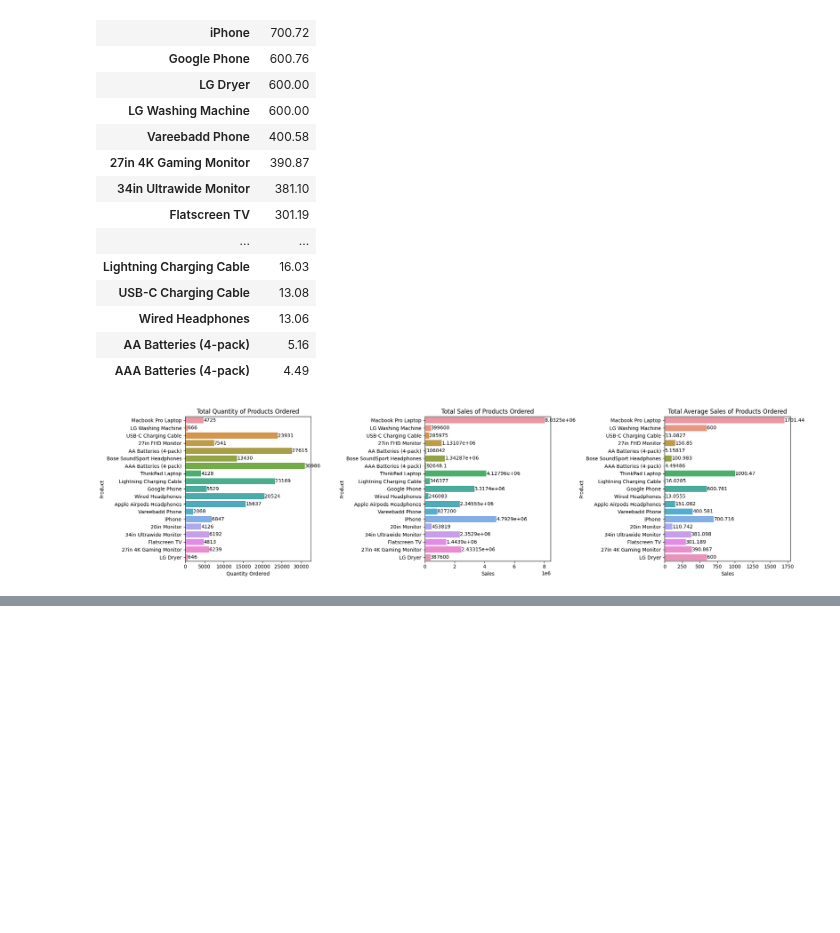
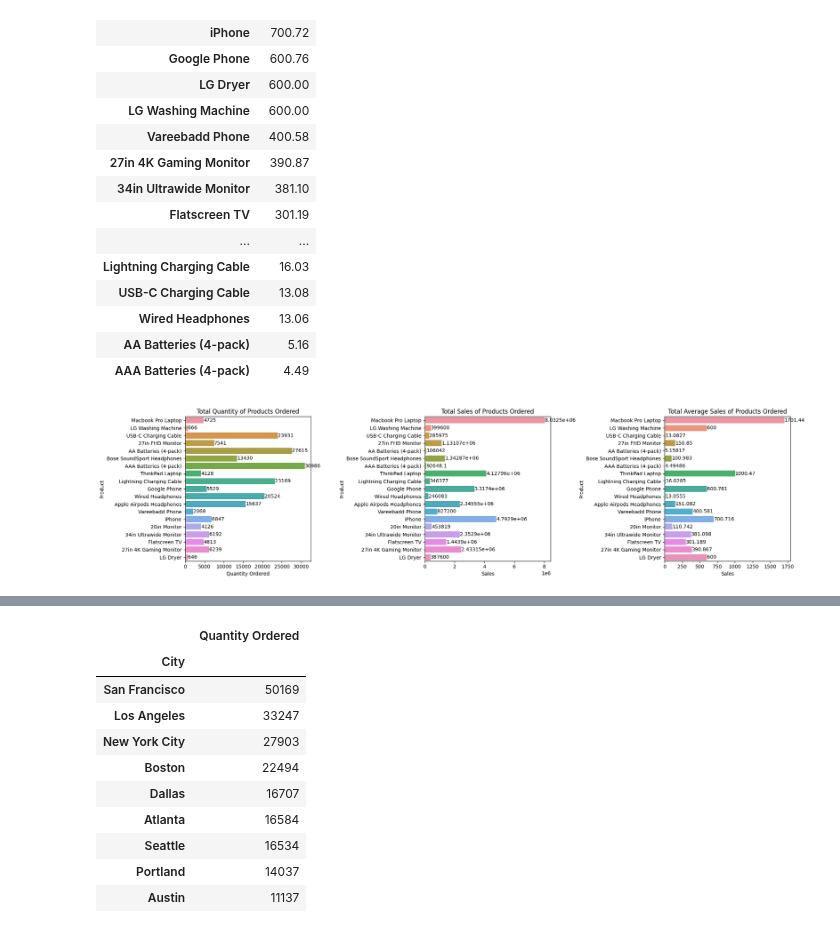
Before and after one commit to Akshay-Paunikar/Statistics_for_Data_Science, a Jupyter notebook: Complete_Statistics_Implementation_for_Data_Science.ipynb, the cells around one changed output, grey strips where cells are left out. Saved outputs shown, nothing was run; the diff lists cells and outputs as text; code cells hidden in the pictures; blank space fills up the shorter version.

```diff
--- a/Complete_Statistics_Implementation_for_Data_Science.ipynb
+++ b/Complete_Statistics_Implementation_for_Data_Science.ipynb
@@ -527,0 +536,15 @@ plt.show()
+# %%
+# City-wise Total Ordered Quantity
+data.groupby('City').agg({'Quantity Ordered':'sum'}).sort_values(ascending=False, by='Quantity Ordered')
+# %% [output]
+|  | Quantity Ordered |
+| City |  |
+| San Francisco | 50169 |
+| Los Angeles | 33247 |
+| New York City | 27903 |
+| Boston | 22494 |
+| Dallas | 16707 |
+| Atlanta | 16584 |
+| Seattle | 16534 |
+| Portland | 14037 |
+| Austin | 11137 |
```
Also changed, not shown: parts of 4 cells of this notebook.
